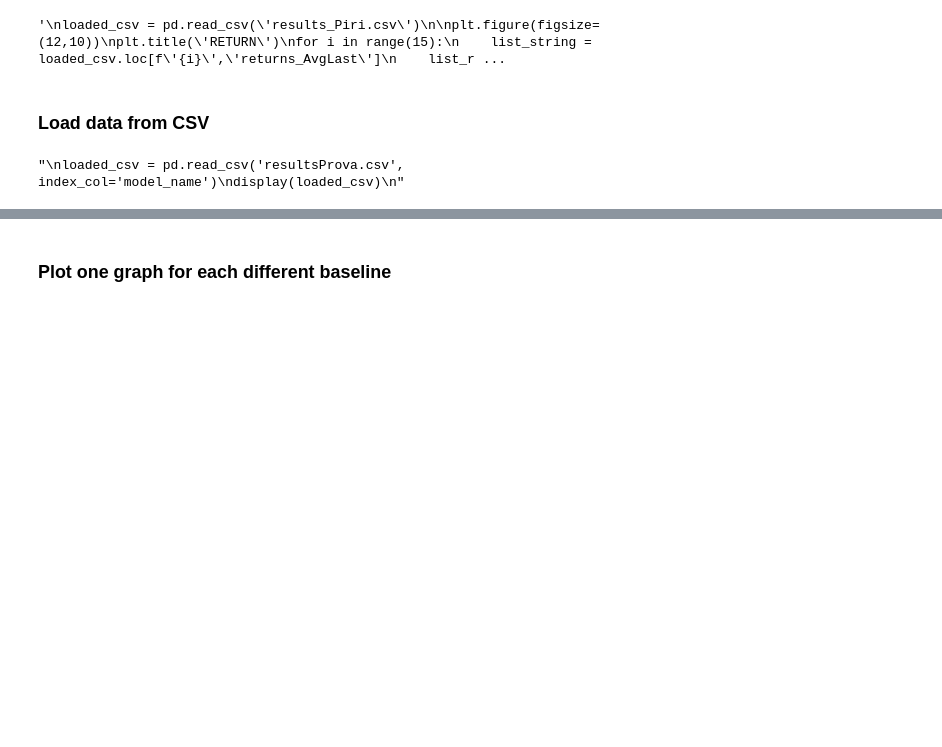
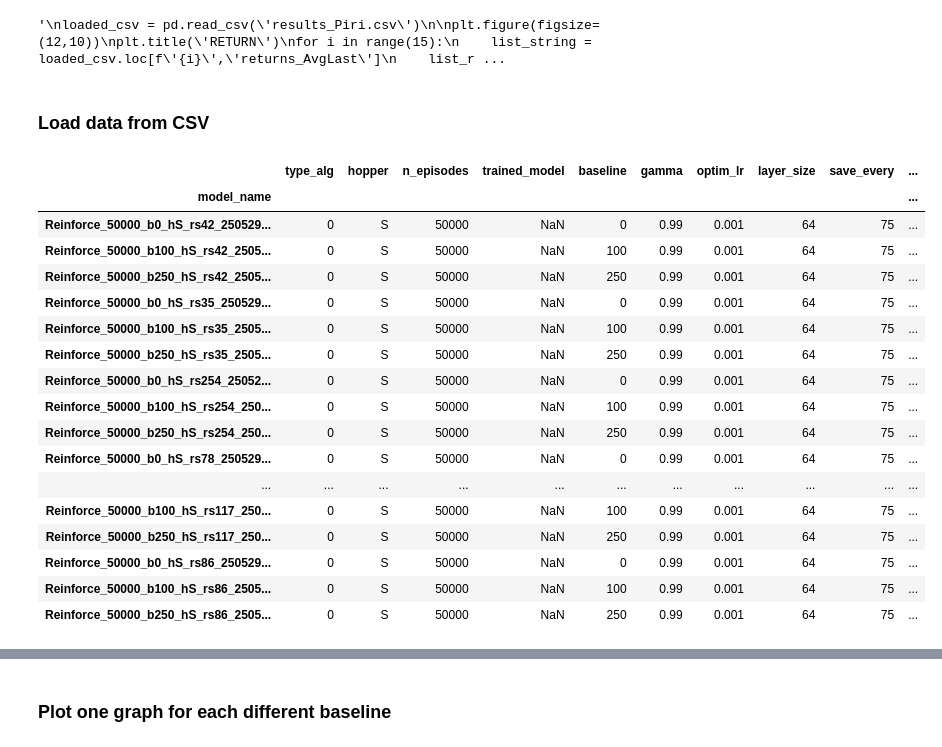
Before and after one commit to MaddalenaGhiotti/ReinforcementLearningProject, a Jupyter notebook: main_Maddalena.ipynb, the cells around one changed output, grey strips where cells are left out. Cells and saved outputs as stored; diff of their text form; code cells hidden in the pictures; blank space fills up the shorter version.

```diff
--- a/main_Maddalena.ipynb
+++ b/main_Maddalena.ipynb
@@ -154,9 +87,24 @@ plt.savefig("./plots/"+'DifferentBaselines_30000.png',dpi=300)
 # %% [markdown]
 ### Load data from CSV
 # %%
-"""
-loaded_csv = pd.read_csv('resultsProva.csv', index_col='model_name')
+loaded_csv = pd.read_csv('results_Maddalena.csv', index_col='model_name')
 display(loaded_csv)
-"""
 # %% [output]
-"\nloaded_csv = pd.read_csv('resultsProva.csv', index_col='model_name')\ndisplay(loaded_csv)\n"
+|  | type_alg | hopper | n_episodes | trained_model | baseline | gamma | optim_lr | layer_size | save_every | ... |
+| model_name |  |  |  |  |  |  |  |  |  | ... |
+| Reinforce_50000_b0_hS_rs42_250529... | 0 | S | 50000 | NaN | 0 | 0.99 | 0.001 | 64 | 75 | ... |
+| Reinforce_50000_b100_hS_rs42_2505... | 0 | S | 50000 | NaN | 100 | 0.99 | 0.001 | 64 | 75 | ... |
+| Reinforce_50000_b250_hS_rs42_2505... | 0 | S | 50000 | NaN | 250 | 0.99 | 0.001 | 64 | 75 | ... |
+| Reinforce_50000_b0_hS_rs35_250529... | 0 | S | 50000 | NaN | 0 | 0.99 | 0.001 | 64 | 75 | ... |
+| Reinforce_50000_b100_hS_rs35_2505... | 0 | S | 50000 | NaN | 100 | 0.99 | 0.001 | 64 | 75 | ... |
+| Reinforce_50000_b250_hS_rs35_2505... | 0 | S | 50000 | NaN | 250 | 0.99 | 0.001 | 64 | 75 | ... |
+| Reinforce_50000_b0_hS_rs254_25052... | 0 | S | 50000 | NaN | 0 | 0.99 | 0.001 | 64 | 75 | ... |
+| Reinforce_50000_b100_hS_rs254_250... | 0 | S | 50000 | NaN | 100 | 0.99 | 0.001 | 64 | 75 | ... |
+| Reinforce_50000_b250_hS_rs254_250... | 0 | S | 50000 | NaN | 250 | 0.99 | 0.001 | 64 | 75 | ... |
+| Reinforce_50000_b0_hS_rs78_250529... | 0 | S | 50000 | NaN | 0 | 0.99 | 0.001 | 64 | 75 | ... |
+| ... | ... | ... | ... | ... | ... | ... | ... | ... | ... | ... |
+| Reinforce_50000_b100_hS_rs117_250... | 0 | S | 50000 | NaN | 100 | 0.99 | 0.001 | 64 | 75 | ... |
+| Reinforce_50000_b250_hS_rs117_250... | 0 | S | 50000 | NaN | 250 | 0.99 | 0.001 | 64 | 75 | ... |
+| Reinforce_50000_b0_hS_rs86_250529... | 0 | S | 50000 | NaN | 0 | 0.99 | 0.001 | 64 | 75 | ... |
+| Reinforce_50000_b100_hS_rs86_2505... | 0 | S | 50000 | NaN | 100 | 0.99 | 0.001 | 64 | 75 | ... |
+| Reinforce_50000_b250_hS_rs86_2505... | 0 | S | 50000 | NaN | 250 | 0.99 | 0.001 | 64 | 75 | ... |
```
Also changed, not shown: parts of 8 cells of this notebook, 5 other files.
